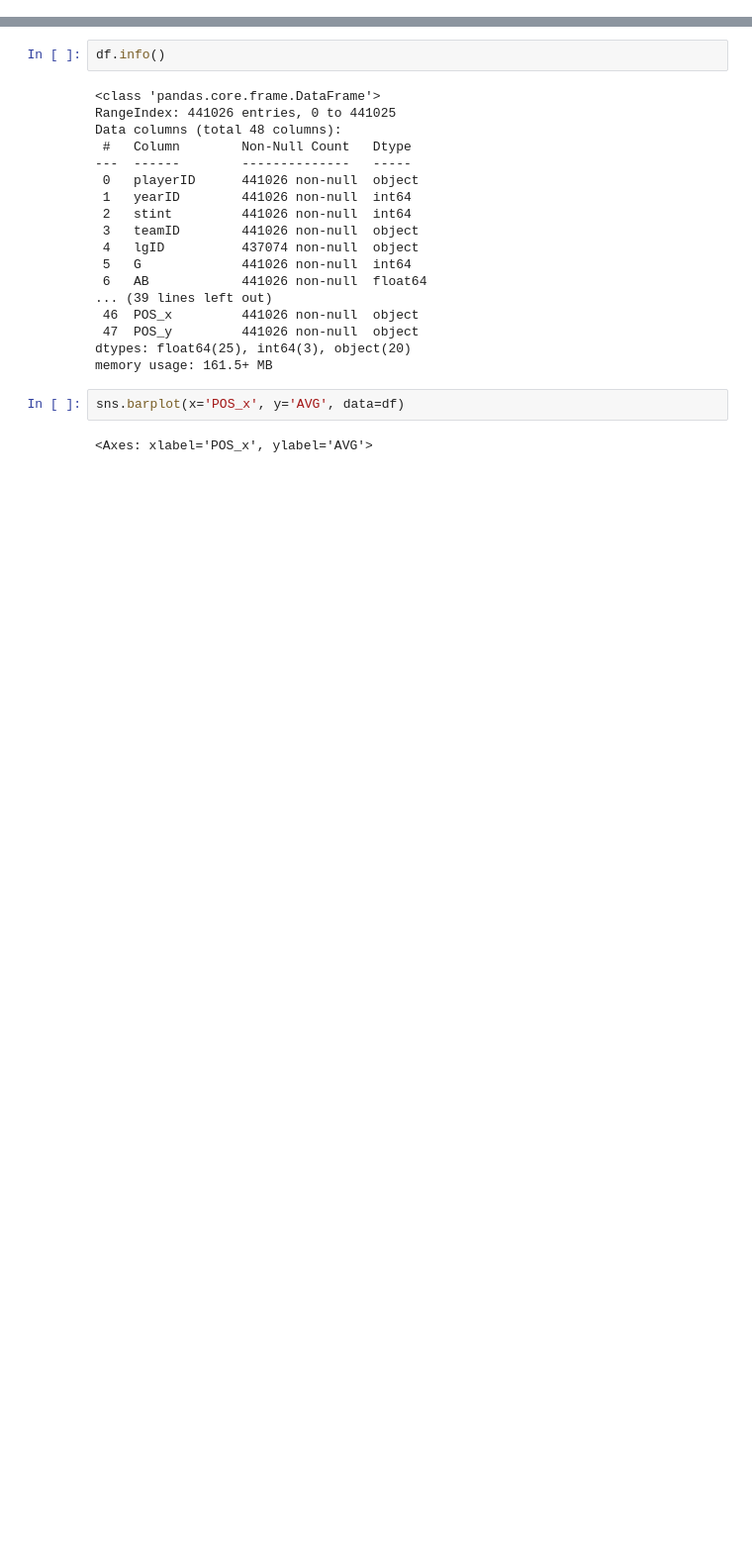
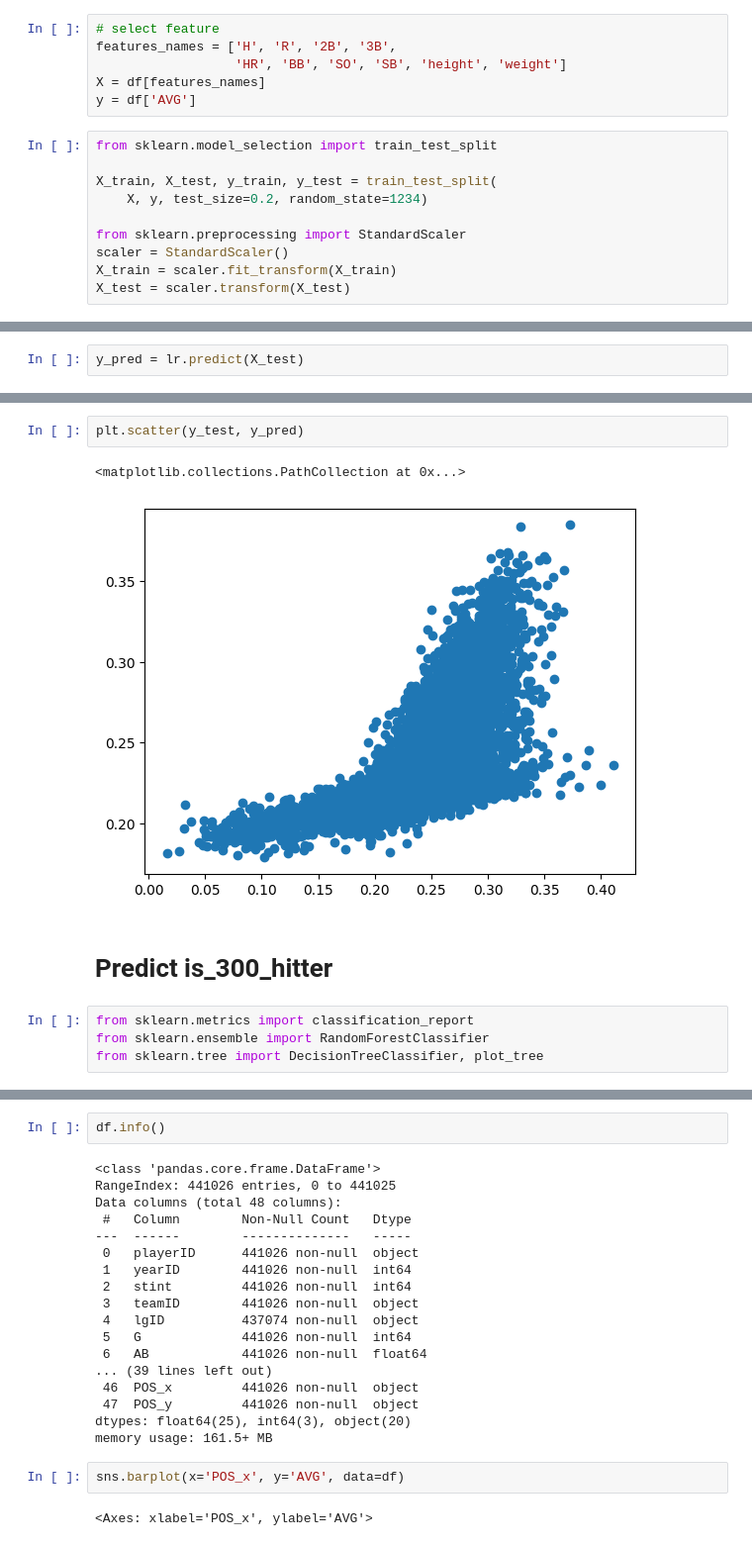
Before and after one commit to hh-blaire-cho/ds101_2025Jun, a Jupyter notebook: _baseball.ipynb, the cells around one changed output, grey strips where cells are left out. Shown at 99% size. Drawn from its saved outputs; the diff is of its cells as text; blank space fills up the shorter version.

```diff
--- a/_baseball.ipynb
+++ b/_baseball.ipynb
@@ -152,0 +291,16 @@ memory usage: 18.0+ MB
+# %%
+# select feature
+features_names = ['H', 'R', '2B', '3B',
+                  'HR', 'BB', 'SO', 'SB', 'height', 'weight']
+X = df[features_names]
+y = df['AVG']
+# %%
+from sklearn.model_selection import train_test_split
+
+X_train, X_test, y_train, y_test = train_test_split(
+    X, y, test_size=0.2, random_state=1234)
+
+from sklearn.preprocessing import StandardScaler
+scaler = StandardScaler()
+X_train = scaler.fit_transform(X_train)
+X_test = scaler.transform(X_test)
@@ -152,0 +317,2 @@ memory usage: 18.0+ MB
+# %%
+y_pred = lr.predict(X_test)
@@ -152,0 +324,11 @@ memory usage: 18.0+ MB
+# %%
+plt.scatter(y_test, y_pred)
+# %% [output]
+<matplotlib.collections.PathCollection at 0x...>
+[figure, added]
+# %% [markdown]
+# Predict is_300_hitter
+# %%
+from sklearn.metrics import classification_report
+from sklearn.ensemble import RandomForestClassifier
+from sklearn.tree import DecisionTreeClassifier, plot_tree
```
Also changed, not shown: parts of 50 cells of this notebook, 7 other files.
